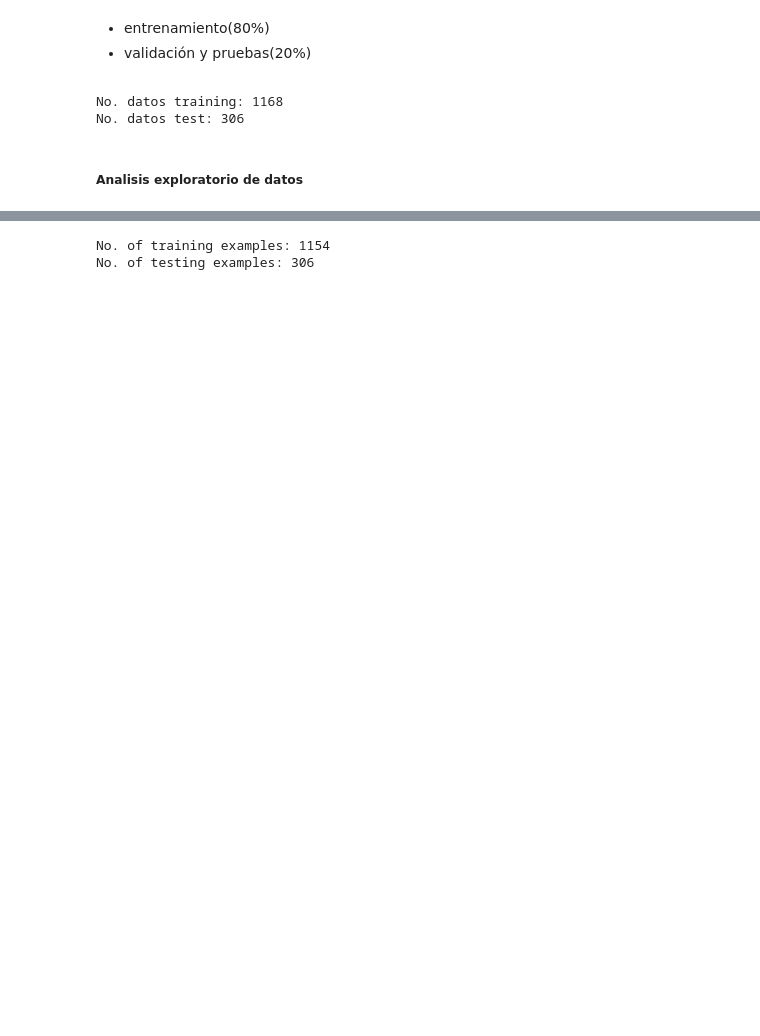
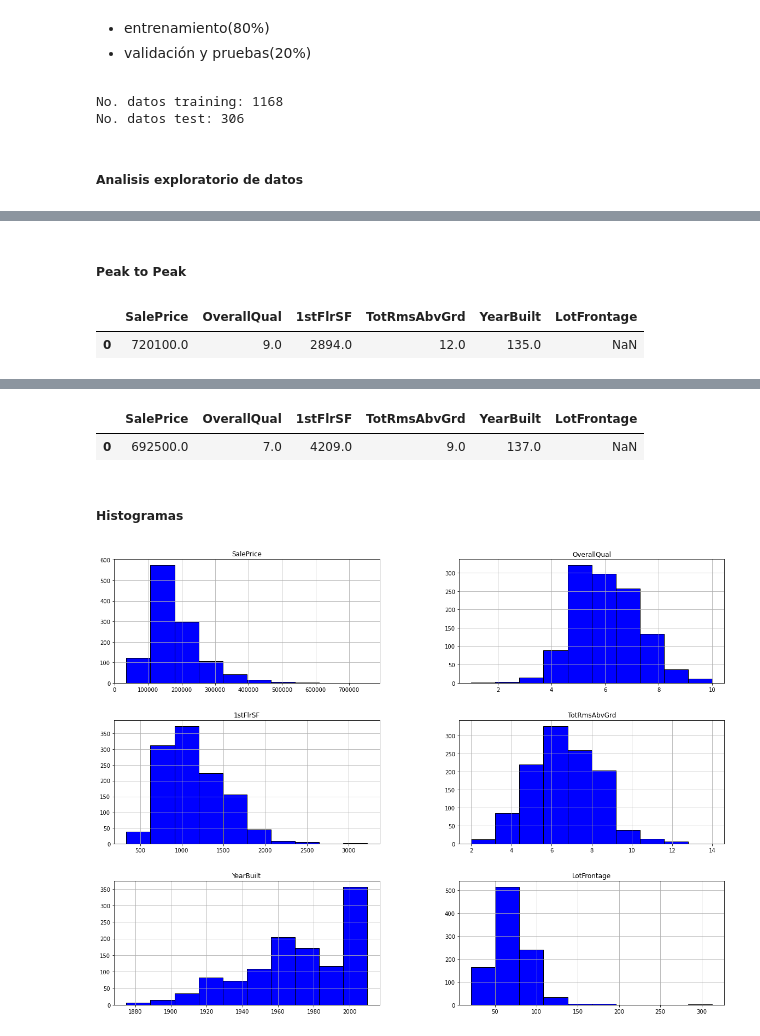
Before and after one commit to hubercpx/prediccion_precio_casas, a Jupyter notebook: Proyecto Final.ipynb, the cells around one changed output, grey strips where cells are left out. Saved outputs shown, nothing was run; the diff lists cells and outputs as text; code cells hidden in the pictures; blank space fills up the shorter version.

Commit message:
histogramas y correlaciones

```diff
--- a/Proyecto Final.ipynb
+++ b/Proyecto Final.ipynb
@@ -62,6 +62,17 @@ df_training.describe()
 | 50% | 162950.000000 | 6.000000 | 1086.000000 | 6.000000 | 1973.000000 | 70.000000 |
 | 75% | 214000.000000 | 7.000000 | 1390.250000 | 7.000000 | 2000.000000 | 80.000000 |
 | max | 755000.000000 | 10.000000 | 3228.000000 | 14.000000 | 2010.000000 | 313.000000 |
+# %% [markdown]
+<h5>Peak to Peak</h5>
+# %%
+peak2Peak_training = np.ptp(df_training, axis=0)
+df_peak2Peak_training = pd.DataFrame(peak2Peak_training)
+df_peak2Peak_training = df_peak2Peak_training.T
+df_peak2Peak_training.columns = fields
+df_peak2Peak_training
+# %% [output]
+|  | SalePrice | OverallQual | 1stFlrSF | TotRmsAbvGrd | YearBuilt | LotFrontage |
+| 0 | 720100.0 | 9.0 | 2894.0 | 12.0 | 135.0 | NaN |
 # %%
 df_test.describe()
 # %% [output]
@@ -74,15 +85,19 @@ df_test.describe()
 | 50% | 163500.000000 | 6.000000 | 1106.000000 | 6.000000 | 1971.500000 | 67.000000 |
 | 75% | 214250.000000 | 7.000000 | 1407.750000 | 8.000000 | 2001.000000 | 80.000000 |
 | max | 745000.000000 | 10.000000 | 4692.000000 | 12.000000 | 2009.000000 | 313.000000 |
-# %%
-df_data = pd.DataFrame(data)
-df_data.head()
-
-df_data.describe()
-
-mask = np.random.rand(len(df_data)) <= 0.8
-training_data = df_data[mask]
-testing_data = df_data[~mask]
-# %% [output]
-No. of training examples: 1154
-No. of testing examples: 306
+# %%
+peak2Peak_test = np.ptp(df_test, axis=0)
+df_peak2Peak_test = pd.DataFrame(peak2Peak_test)
+df_peak2Peak_test = df_peak2Peak_test.T
+df_peak2Peak_test.columns = fields
+df_peak2Peak_test
+# %% [output]
+|  | SalePrice | OverallQual | 1stFlrSF | TotRmsAbvGrd | YearBuilt | LotFrontage |
+| 0 | 692500.0 | 7.0 | 4209.0 | 9.0 | 137.0 | NaN |
+# %% [markdown]
+<h5>Histogramas</h5>
+# %%
+df_training.hist(edgecolor="black", color="blue",figsize=(20,15))
+plt.show()
+# %% [output]
+[figure, added]
```
Also changed, not shown: parts of 6 cells of this notebook.
